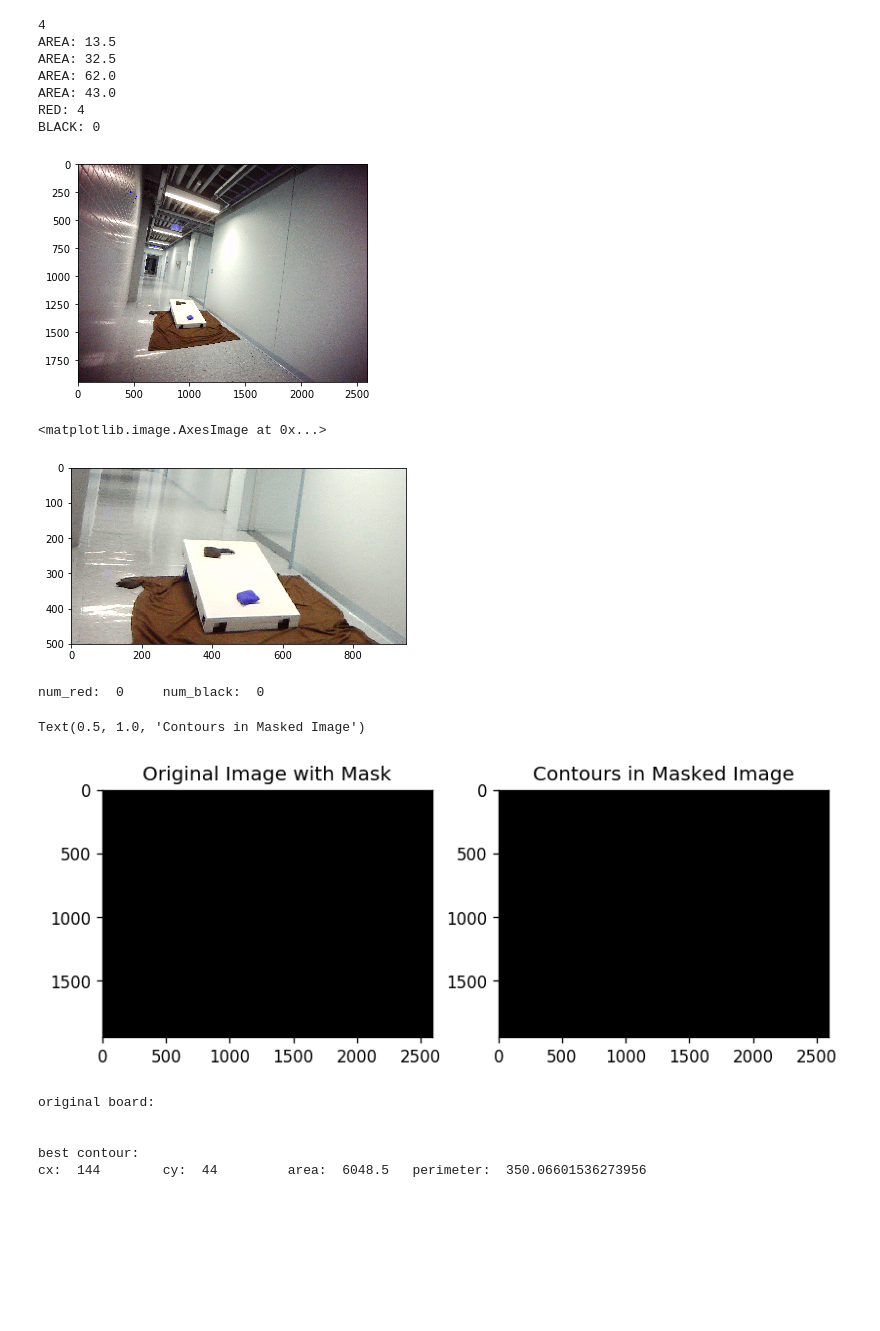
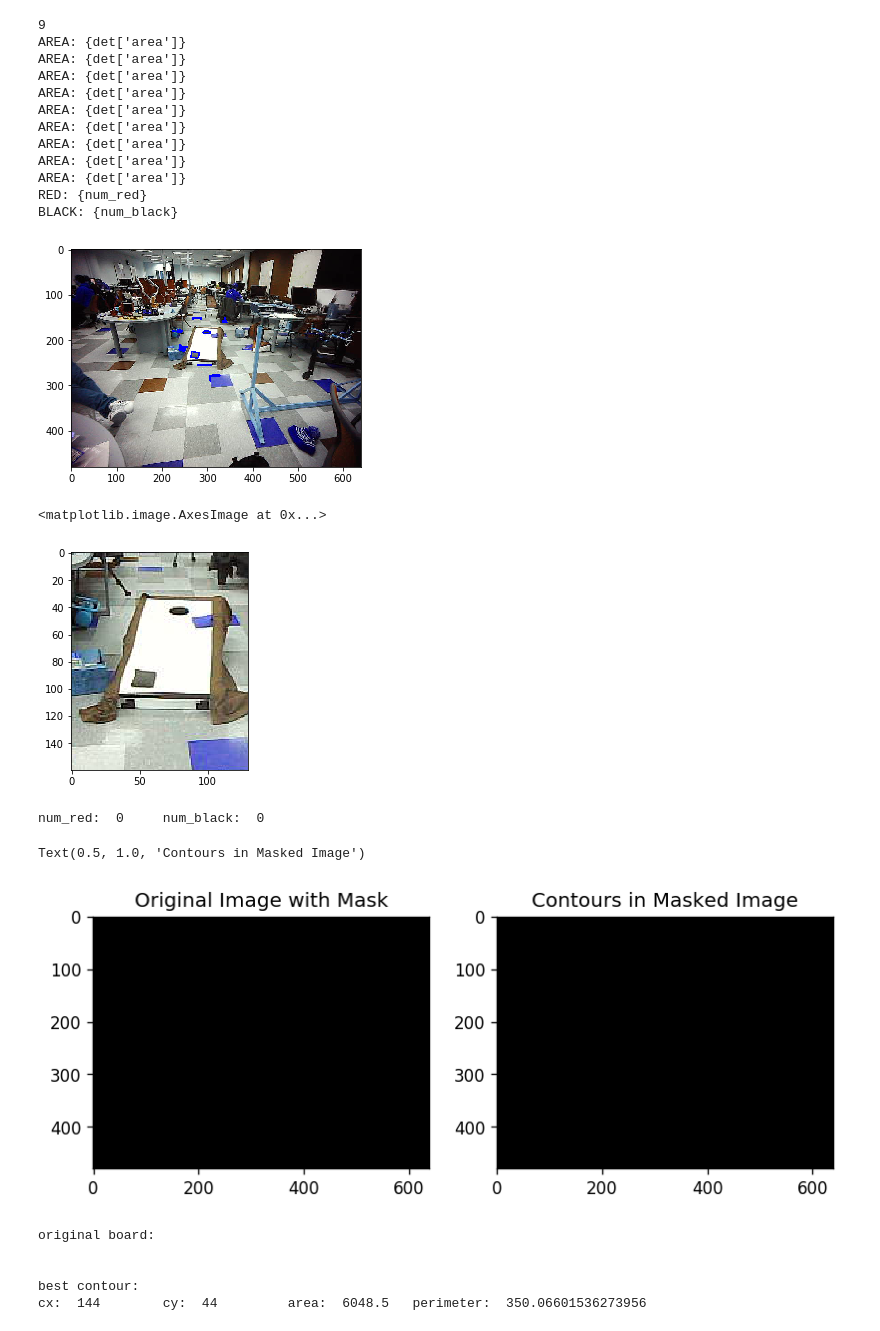
Before and after one commit to awlevin/cornhole-fiesta, a Jupyter notebook: opencv/harris.ipynb, the cells around one changed output. Drawn from its saved outputs; the diff is of its cells as text; code cells hidden in the pictures; blank space fills up the shorter version.

```diff
--- a/opencv/harris.ipynb
+++ b/opencv/harris.ipynb
@@ -10,7 +10,7 @@ from scipy.spatial import distance
 from matplotlib import pyplot as plt
 %matplotlib inline
 #src = cv.imread('images/test_wood_bags.png')
-imgString = 'images/Cornhole_pics/pic4.jpg'
+imgString = 'images/tb4.png'
 src = cv.imread(imgString)
 graysrc = cv.cvtColor(src.copy(), cv.COLOR_BGR2GRAY)
 plt.imshow(src)
@@ -154,7 +154,7 @@ for cnt in contours:
     area = cnt_dict['area']
     perimeter = cnt_dict['perimeter']
 
-    if (cx not in range(250,600) or cy not in range(250, 350)):
+    if (cx not in range(220,350) or cy not in range(140, 300)):
         continue
     elif (perimeter > 25 and perimeter < 80):
         possible_bag_cnts.append(cnt)
@@ -165,7 +165,7 @@ for cnt in contours:
     # draw all of the contours we find
     cv.drawContours(src_with_contours, cnt, -1, (0,0,255), 2)
 
-    if (int(perimeter) in range(450, 550)): # must convert double to int for range comparison
+    if (int(area) in range(1000, 2000)): # must convert double to int for range comparison
         # save board contour and centroid (x,y) values
         board_cnt = cnt; board_cx = cx; board_cy = cy
 
@@ -231,46 +231,50 @@ num_red = 0
 num_black = 0
 for cnt in possible_bag_cnts:
     det = get_cnt_details(cnt)
-    print(f'AREA: {det["area"]}')
+    print("AREA: {det['area']}")
     if (det['area'] > 100):
         num_black += 1
     else:
         num_red += 1
 
-print(f'RED: {num_red}')
-print(f'BLACK: {num_black}')
+print('RED: {num_red}')
+print('BLACK: {num_black}')
 # %% [output]
-4
-AREA: 13.5
-AREA: 32.5
-AREA: 62.0
-AREA: 43.0
-RED: 4
-BLACK: 0
+9
+AREA: {det['area']}
+AREA: {det['area']}
+AREA: {det['area']}
+AREA: {det['area']}
+AREA: {det['area']}
+AREA: {det['area']}
+AREA: {det['area']}
+AREA: {det['area']}
+AREA: {det['area']}
+RED: {num_red}
+BLACK: {num_black}
-[figure, old version]
+[figure, new version]
 # %%
 # Crop images
 
 import operator
 
 def cropND(img, bounding):
     start = tuple(map(lambda a, da: a//2-da//2, img.shape, bounding))
     end = tuple(map(operator.add, start, bounding))
     slices = tuple(map(slice, start, end))
     return img[slices]
 
 def crop_center(img,cropx,cropy):
     (y,x,_) = img.shape
     startx = x//2-(cropx//2)
     starty = y//2-(cropy//2)
     return img[starty:starty+cropy,startx:startx+cropx]
 
-#crop = src[200:300,200:600]
-crop = src[1000:1500,500:1450]
+crop = src[140:300,220:350]
 plt.imshow(crop)
 # %% [output]
 <matplotlib.image.AxesImage at 0x...>
-[figure, old version]
+[figure, new version]
 # %%
 # Count the number of bags of each color within the board
 
@@ -346,7 +350,7 @@ a.set_title('Contours in Masked Image')
 # %% [output]
 num_red:  0     num_black:  0
 Text(0.5, 1.0, 'Contours in Masked Image')
-[figure, old version]
+[figure, new version]
 # %%
 # Try to find the board based on the color we identified at its centroid
 src = cv.imread('images/test_wood_bags.png')
```
Also changed, not shown: parts of 5 cells of this notebook, 10 other files.
